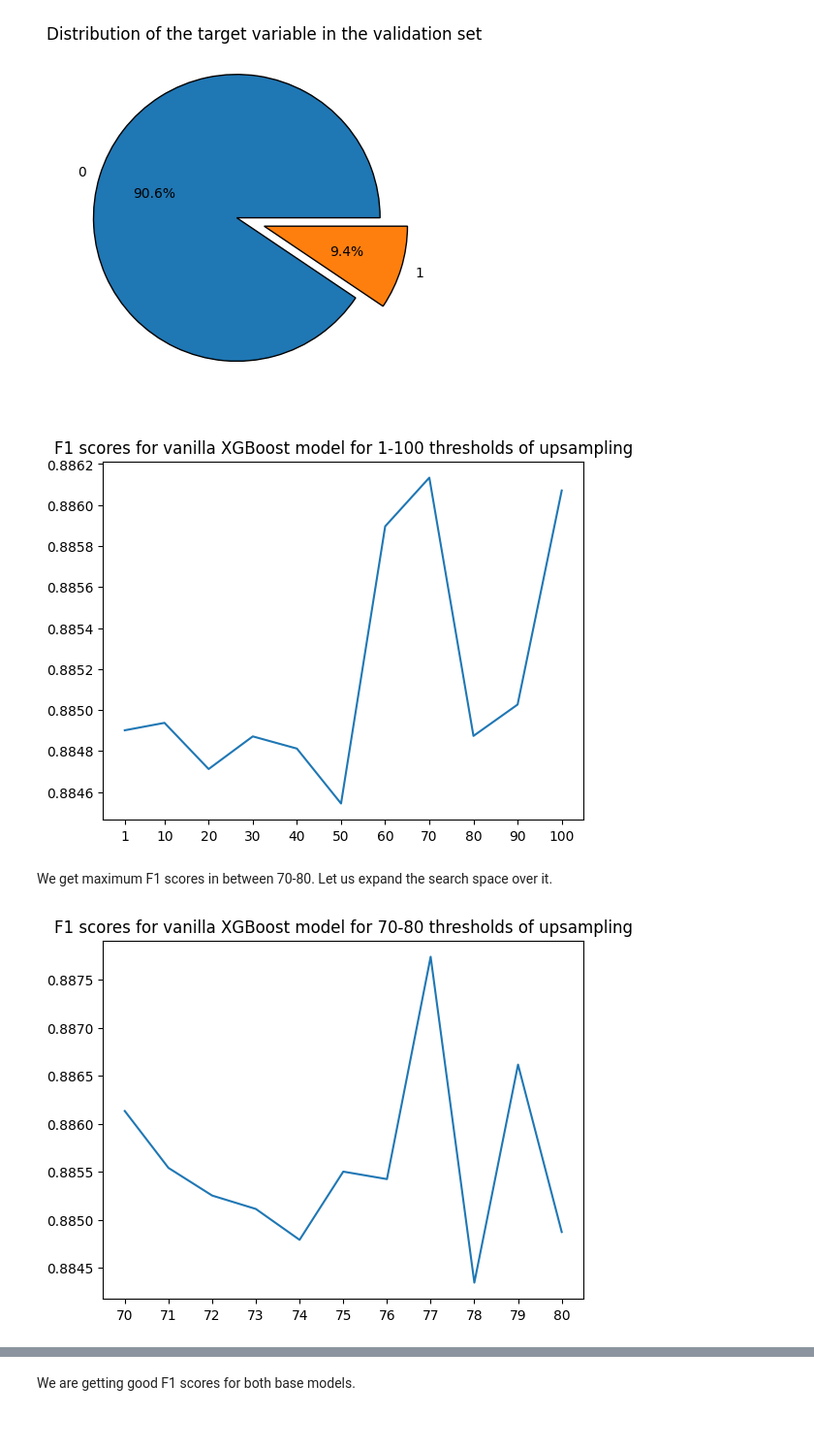
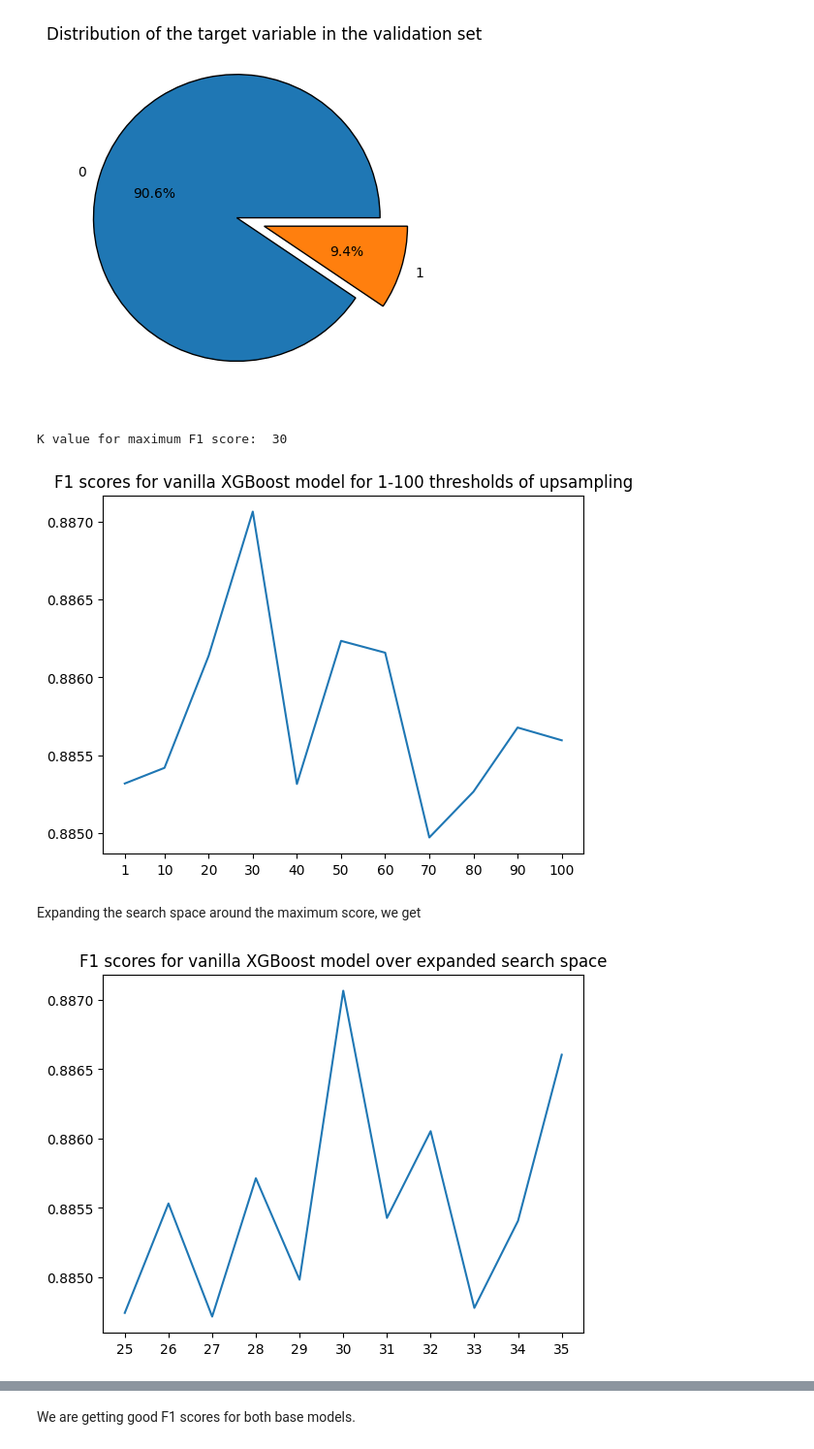
Before and after one commit to S84v/gst-analytics-hackathon, a Jupyter notebook: main.ipynb, the cells around one changed output, grey strips where cells are left out. Shown at 97% size. Cells and saved outputs as stored; diff of their text form; code cells hidden in the pictures.

```diff
--- a/main.ipynb
+++ b/main.ipynb
@@ -690,6 +691,16 @@ lgbm_scaled_train = lgbm_preprocess_pipeline.fit_transform(x_train, y_train_rave
 xgb_scaled_val = xgb_preprocess_pipeline.transform(x_val)
 lgbm_scaled_val = lgbm_preprocess_pipeline.transform(x_val)
 
+model_XGB = XGBClassifier(random_state = seed,
+                          n_jobs = -1)
+
+model_LGBM = LGBMClassifier(random_state = seed,
+                            n_jobs= - 1,
+                            is_unbalance = True,
+                            verbose = 0)
+
+model_XGB.fit(xgb_scaled_train, y_train_ravel)
+model_LGBM.fit(lgbm_scaled_train, y_train_ravel)
 
 model_XGB_pred = model_XGB.predict(xgb_scaled_val)
 model_LGBM_pred = model_LGBM.predict(lgbm_scaled_val)
@@ -842,6 +855,11 @@ for num in np.linspace(1, 100, 11, dtype = int):
 
     f1_XGB.append(XGB_upsample_f1)
     smote_neighbors_XGB.append(num)
+# %%
+max_score_neighbors = max(sorted(list(zip(f1_XGB, smote_neighbors_XGB))))[1]
+print('K value for maximum F1 score: ', max_score_neighbors)
+# %% [output]
+K value for maximum F1 score:  30
 # %%
 ax = sns.lineplot(x = smote_neighbors_XGB, y = f1_XGB)
 ax.set_xticks(np.linspace(1, 100, 11, dtype = int))
@@ -849,14 +867,14 @@ ax.set_title('F1 scores for vanilla XGBoost model for 1-100 thresholds of upsamp
 
 plt.show()
 # %% [output]
-[figure, old version]
+[figure, new version]
-# %% [markdown]
-We get maximum F1 scores in between 70-80. Let us expand the search space over it.
+# %% [markdown]
+Expanding the search space around the maximum score, we get
 # %%
 f1_XGB = []
 smote_neighbors_XGB = []
 
-for num in range(70, 81):
+for num in range(max_score_neighbors - 5, max_score_neighbors + 6):
     smote.set_params(k_neighbors = num)
 
     x_train_upsampled, y_train_upsampled = smote.fit_resample(x_train_imp, y_train_ravel)
@@ -870,12 +888,12 @@ for num in range(70, 81):
     smote_neighbors_XGB.append(num)
 # %%
 ax = sns.lineplot(x = smote_neighbors_XGB, y = f1_XGB)
-ax.set_xticks(range(70, 81))
-ax.set_title('F1 scores for vanilla XGBoost model for 70-80 thresholds of upsampling')
+ax.set_xticks(range(max_score_neighbors - 5, max_score_neighbors + 6))
+ax.set_title('F1 scores for vanilla XGBoost model over expanded search space')
 
 plt.show()
 # %% [output]
-[figure, old version]
+[figure, new version]
 # %%
 max_score = max(sorted(zip(f1_XGB, smote_neighbors_XGB)))
 max_score
```
Also changed, not shown: parts of 23 cells of this notebook.
